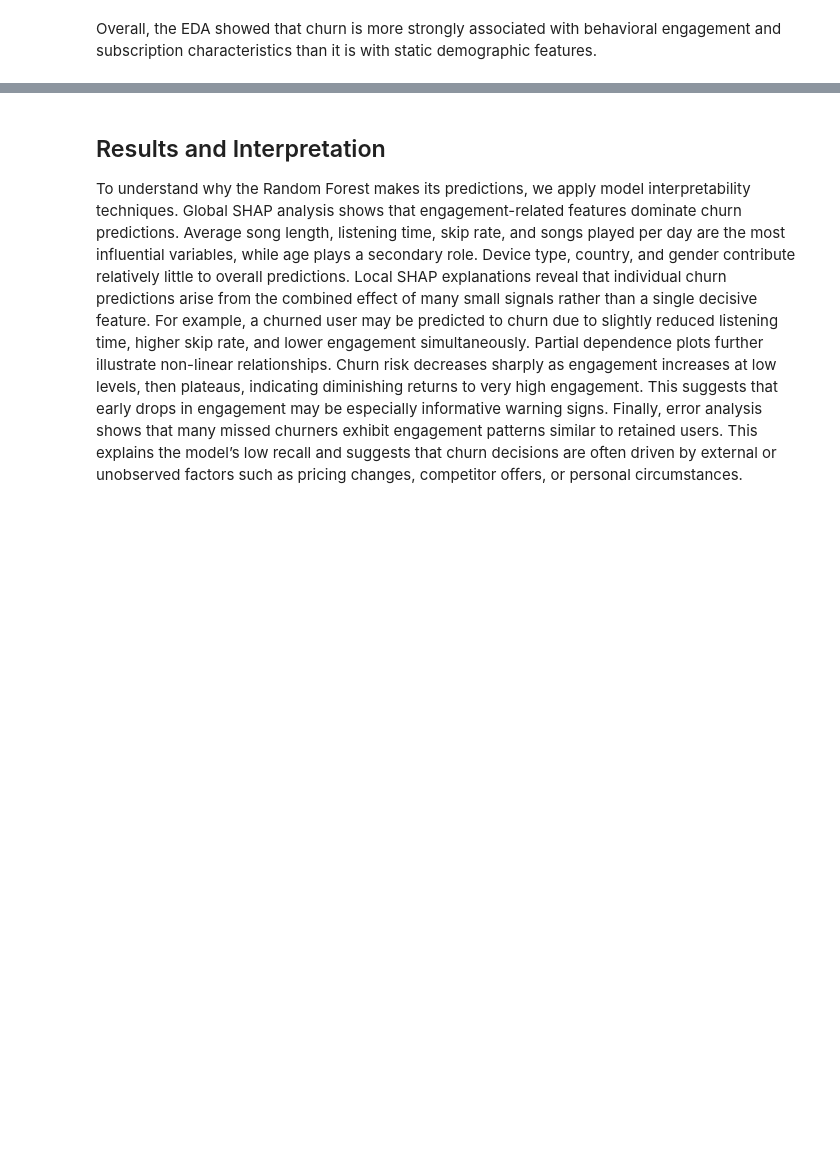
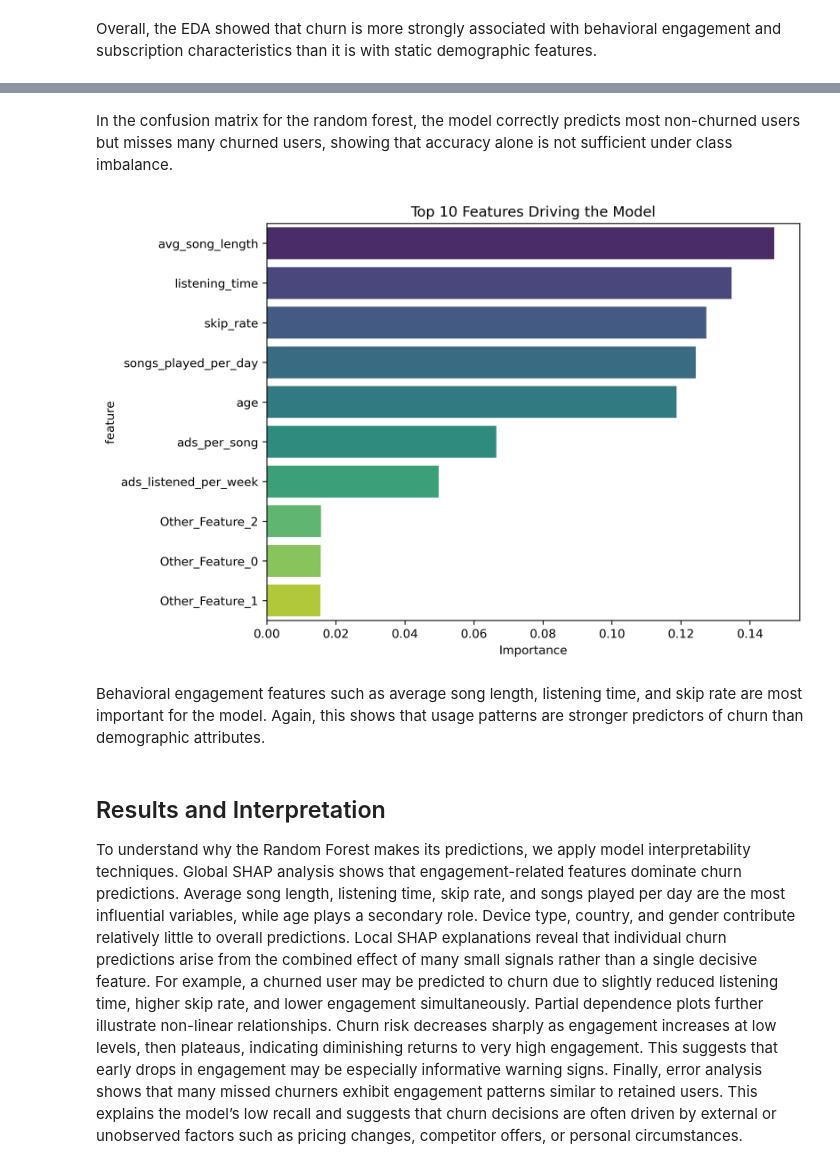
Before and after one commit to UCB-stat-159-f25/final-group08, a Jupyter notebook: notebooks/main.ipynb, the cells around one changed output, grey strips where cells are left out. Cells and saved outputs as stored; diff of their text form; code cells hidden in the pictures; blank space fills up the shorter version.

```diff
--- a/notebooks/main.ipynb
+++ b/notebooks/main.ipynb
@@ -162,3 +167,12 @@ However, despite improved performance, the model’s recall for churned users re
+# %% [markdown]
+In the confusion matrix for the random forest, the model correctly predicts most non-churned users but misses many churned users, showing that accuracy alone is not sufficient under class imbalance.
+# %%
+img_path5 = Path.cwd().parent / "fig_builds" / "step04_modeling" / "step04_feature_importance.png"
+display(Image(filename=str(img_path5)))
+# %% [output]
+[figure, added]
+# %% [markdown]
+Behavioral engagement features such as average song length, listening time, and skip rate are most important for the model. Again, this shows that usage patterns are stronger predictors of churn than demographic attributes.
 # %% [markdown]
 ## Results and Interpretation
 To understand why the Random Forest makes its predictions, we apply model interpretability techniques.
```
Also changed, not shown: parts of 3 cells of this notebook.
